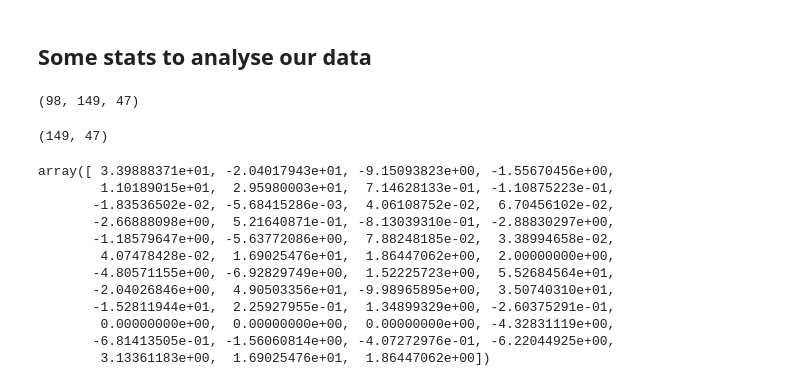
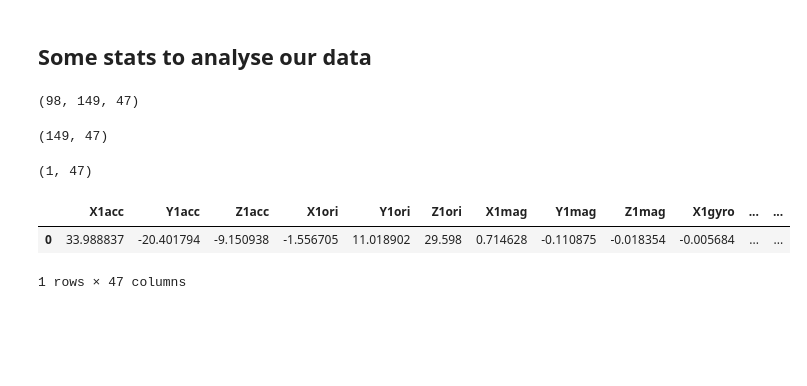
Before and after one commit to AML-neoCortex/TennisServePredictor, a Jupyter notebook: scripts/data_loading.ipynb, the cells around one changed output. Saved outputs shown, nothing was run; the diff lists cells and outputs as text; code cells hidden in the pictures; blank space fills up the shorter version.

```diff
--- a/scripts/data_loading.ipynb
+++ b/scripts/data_loading.ipynb
@@ -8,7 +8,8 @@ import pandas as pd
 import numpy as np
 
 # Get CSV files list from a folder
-path = '/content/demo_dataset.zip/'
+# path = '/content/demo_dataset.zip/'
+path = '../data/'
 # Pattern match IMU data
 imu_files = glob.glob(path + "SERVE_*-[0-9][0-9].csv")
 # Pattern match camera data
@@ -276,18 +281,14 @@ mean_each_serve=np.mean(mean_each_timestep,axis=0)
-# %%
-mean_each_serve
-# %% [output]
-array([ 3.39888371e+01, -2.04017943e+01, -9.15093823e+00, -1.55670456e+00,
-        1.10189015e+01,  2.95980003e+01,  7.14628133e-01, -1.10875223e-01,
-       -1.83536502e-02, -5.68415286e-03,  4.06108752e-02,  6.70456102e-02,
-       -2.66888098e+00,  5.21640871e-01, -8.13039310e-01, -2.88830297e+00,
-       -1.18579647e+00, -5.63772086e+00,  7.88248185e-02,  3.38994658e-02,
-        4.07478428e-02,  1.69025476e+01,  1.86447062e+00,  2.00000000e+00,
-       -4.80571155e+00, -6.92829749e+00,  1.52225723e+00,  5.52684564e+01,
-       -2.04026846e+00,  4.90503356e+01, -9.98965895e+00,  3.50740310e+01,
-       -1.52811944e+01,  2.25927955e-01,  1.34899329e+00, -2.60375291e-01,
-        0.00000000e+00,  0.00000000e+00,  0.00000000e+00, -4.32831119e+00,
-       -6.81413505e-01, -1.56060814e+00, -4.07272976e-01, -6.22044925e+00,
-        3.13361183e+00,  1.69025476e+01,  1.86447062e+00])
+# %%
+print(np.atleast_2d(mean_each_serve).shape)
+# %% [output]
+(1, 47)
+# %%
+df = pd.DataFrame(np.atleast_2d(mean_each_serve), columns= ['X1acc', 'Y1acc', 'Z1acc', 'X1ori', 'Y1ori', 'Z1ori', 'X1mag', 'Y1mag','Z1mag', 'X1gyro', 'Y1gyro', 'Z1gyro', 'X1rot', 'Y1rot', 'Z1rot','X1lin', 'Y1lin', 'Z1lin', 'X1grav', 'Y1grav', 'Z1grav', 'Xcam_x','Ycam_x', 'IMU_y', 'X2acc', 'Y2acc', 'Z2acc', 'X2ori', 'Y2ori', 'Z2ori','X2mag', 'Y2mag', 'Z2mag', 'X2gyro', 'Y2gyro', 'Z2gyro', 'X2rot','Y2rot', 'Z2rot', 'X2lin', 'Y2lin', 'Z2lin', 'X2grav', 'Y2grav','Z2grav', 'Xcam_y', 'Ycam_y'])
+df.head()
+# %% [output]
+|  | X1acc | Y1acc | Z1acc | X1ori | Y1ori | Z1ori | X1mag | Y1mag | Z1mag | X1gyro | ... | ... |
+| 0 | 33.988837 | -20.401794 | -9.150938 | -1.556705 | 11.018902 | 29.598 | 0.714628 | -0.110875 | -0.018354 | -0.005684 | ... | ... |
+1 rows × 47 columns
 # %%
 std_each_timestep = np.std(dataset_np,axis=0)
 # %%
```
Also changed, not shown: parts of 8 cells of this notebook, 3 other files.
